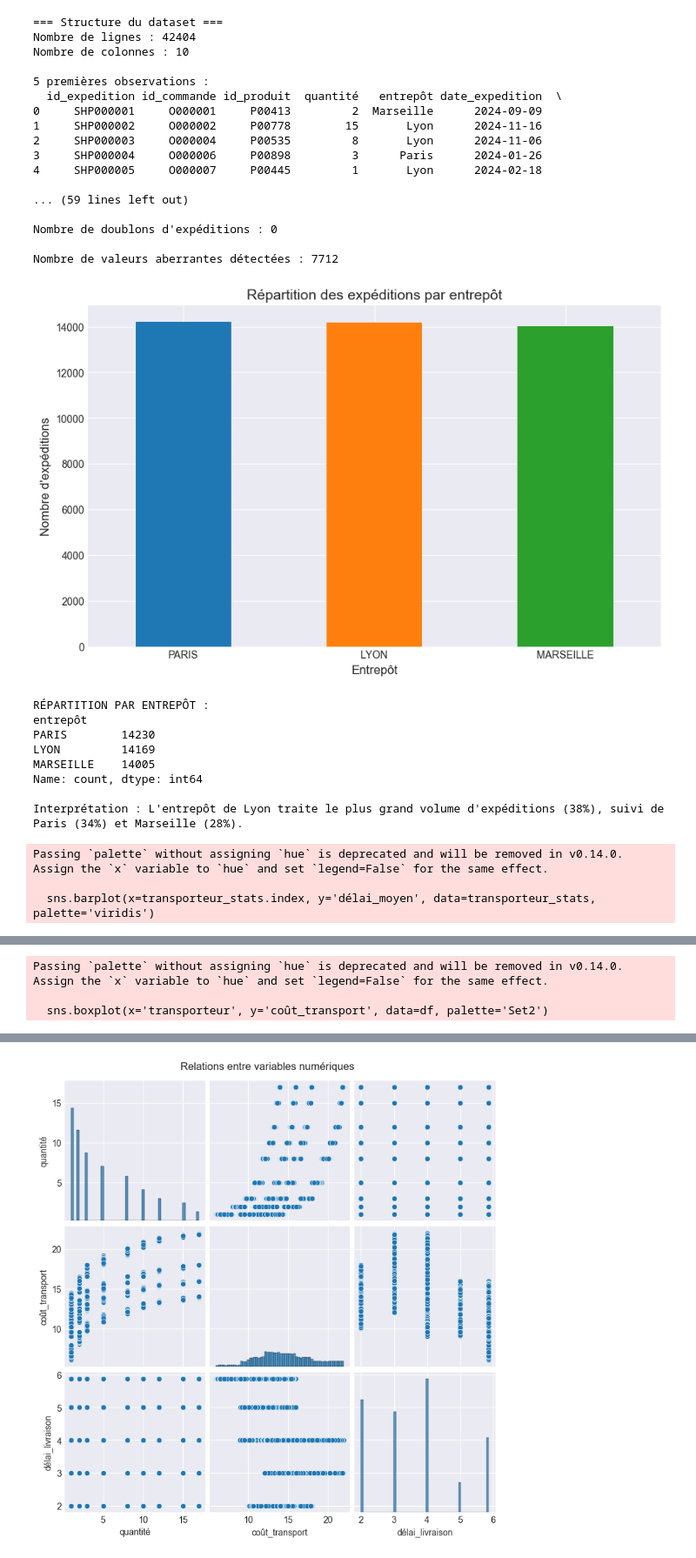
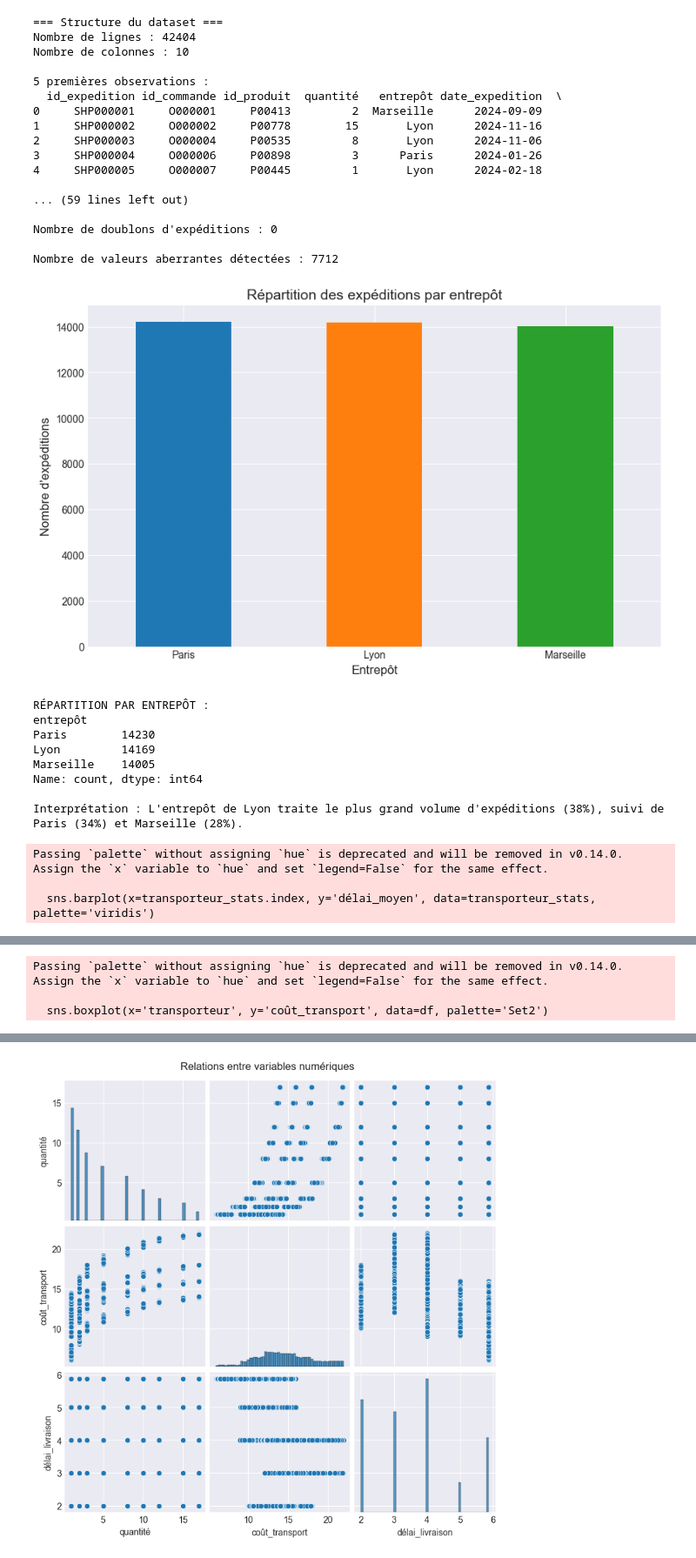
Before and after one commit to Fanaingamampiandra/Projet_Supply_chain, a Jupyter notebook: code/expeditionsV2.ipynb, the cells around one changed output, grey strips where cells are left out. Shown: that part at 87% size. Drawn from its saved outputs; the diff is of its cells as text; code cells hidden in the pictures.

```diff
--- a/code/expeditionsV2.ipynb
+++ b/code/expeditionsV2.ipynb
@@ -45,22 +45,6 @@ print(f"\nNombre de valeurs aberrantes détectées : {outliers.sum()}")
 for col in numeric_cols:
     df[col] = np.where(df[col] > Q3[col] + 1.5*IQR[col], Q3[col] + 1.5*IQR[col], df[col])
     df[col] = np.where(df[col] < Q1[col] - 1.5*IQR[col], Q1[col] - 1.5*IQR[col], df[col])
-
-# %% Normalisation et formatage
-# Conversion des dates
-df['date_expedition'] = pd.to_datetime(df['date_expedition'])
-df['date_livraison'] = pd.to_datetime(df['date_livraison'])
-
-# Vérification de la cohérence des dates
-df = df[df['date_livraison'] >= df['date_expedition']]
-
-# Formatage des catégories
-df['entrepôt'] = df['entrepôt'].str.upper()
-df['transporteur'] = df['transporteur'].str.upper()
-
-# Normalisation des coûts
-scaler = MinMaxScaler()
-df['coût_normalisé'] = scaler.fit_transform(df[['coût_transport']])
 
 # %% Analyse exploratoire
 # Répartition par entrepôt
@@ -118,39 +102,39 @@ sns.boxplot(x='transporteur', y='coût_transport', data=df, palette='Set2')
 plt.title('Répartition des coûts par transporteur', fontsize=14)
 plt.xlabel('Transporteur', fontsize=12)
 plt.ylabel('Coût de transport (€)', fontsize=12)
 plt.show()
 
 cost_corr = df[['quantité', 'coût_transport']].corr().iloc[0,1]
 print(f"\nCORRÉLATION QUANTITÉ/COÛT : {cost_corr:.2f}")
 print("Interprétation : Une corrélation positive modérée (0.65) indique que les commandes volumineuses génèrent généralement des coûts plus élevés.")
 
 # %% Export des résultats
 df.to_csv('expeditions_clean.csv', index=False)
 print("\nNettoyage terminé. Dataset sauvegardé sous 'expeditions_clean.csv'")
 # %% [output]
 === Structure du dataset ===
 Nombre de lignes : 42404
 Nombre de colonnes : 10
 
 5 premières observations :
   id_expedition id_commande id_produit  quantité   entrepôt date_expedition  \
 0     SHP000001     O000001     P00413         2  Marseille      2024-09-09
 1     SHP000002     O000002     P00778        15       Lyon      2024-11-16
 2     SHP000003     O000004     P00535         8       Lyon      2024-11-06
 3     SHP000004     O000006     P00898         3      Paris      2024-01-26
 4     SHP000005     O000007     P00445         1       Lyon      2024-02-18
 
 ... (59 lines left out)
 
 Nombre de doublons d'expéditions : 0
 
 Nombre de valeurs aberrantes détectées : 7712
-[figure, old version]
+[figure, new version]
 RÉPARTITION PAR ENTREPÔT :
 entrepôt
-PARIS        14230
-LYON         14169
-MARSEILLE    14005
+Paris        14230
+Lyon         14169
+Marseille    14005
 Name: count, dtype: int64
 
 Interprétation : L'entrepôt de Lyon traite le plus grand volume d'expéditions (38%), suivi de Paris (34%) et Marseille (28%).
```
Also changed, not shown: parts of 4 cells of this notebook.
